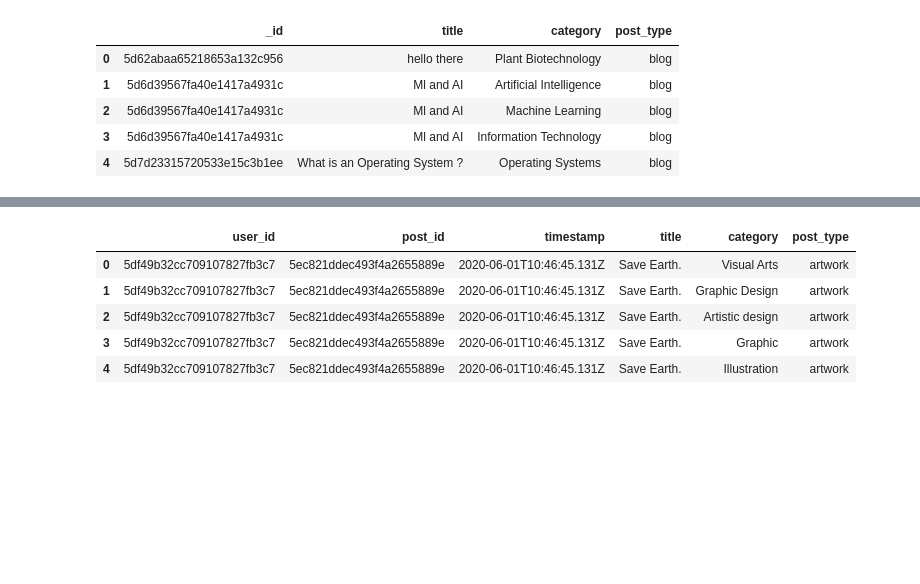
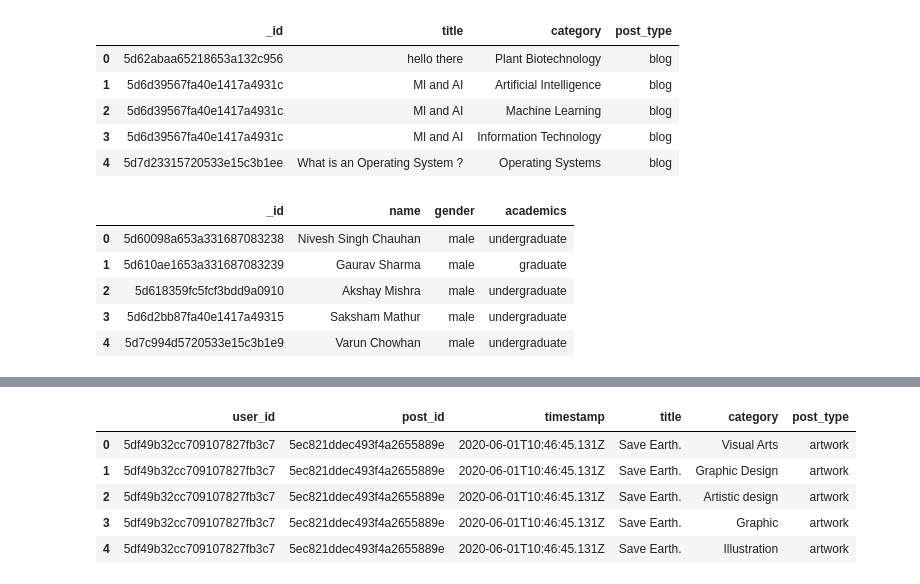
Before and after one commit to feranzie/E2E-recommender-system, a Jupyter notebook: train.ipynb, the cells around one changed output, grey strips where cells are left out. Drawn from its saved outputs; the diff is of its cells as text; code cells hidden in the pictures; blank space fills up the shorter version.

```diff
--- a/train.ipynb
+++ b/train.ipynb
@@ -105,6 +62,15 @@ post1.head()
 | 2 | 5d6d39567fa40e1417a4931c | Ml and AI | Machine Learning | blog |
 | 3 | 5d6d39567fa40e1417a4931c | Ml and AI | Information Technology | blog |
 | 4 | 5d7d23315720533e15c3b1ee | What is an Operating System ? | Operating Systems | blog |
+# %%
+user.head()
+# %% [output]
+|  | _id | name | gender | academics |
+| 0 | 5d60098a653a331687083238 | Nivesh Singh Chauhan | male | undergraduate |
+| 1 | 5d610ae1653a331687083239 | Gaurav Sharma | male | graduate |
+| 2 | 5d618359fc5fcf3bdd9a0910 | Akshay Mishra | male | undergraduate |
+| 3 | 5d6d2bb87fa40e1417a49315 | Saksham Mathur | male | undergraduate |
+| 4 | 5d7c994d5720533e15c3b1e9 | Varun Chowhan | male | undergraduate |
 # %%
 post1.rename(columns={"_id":'post_id'}, inplace = True)
 user.rename(columns={"user_id":'post_id'}, inplace = True)
```
Also changed, not shown: parts of 17 cells of this notebook, 15 other files.
